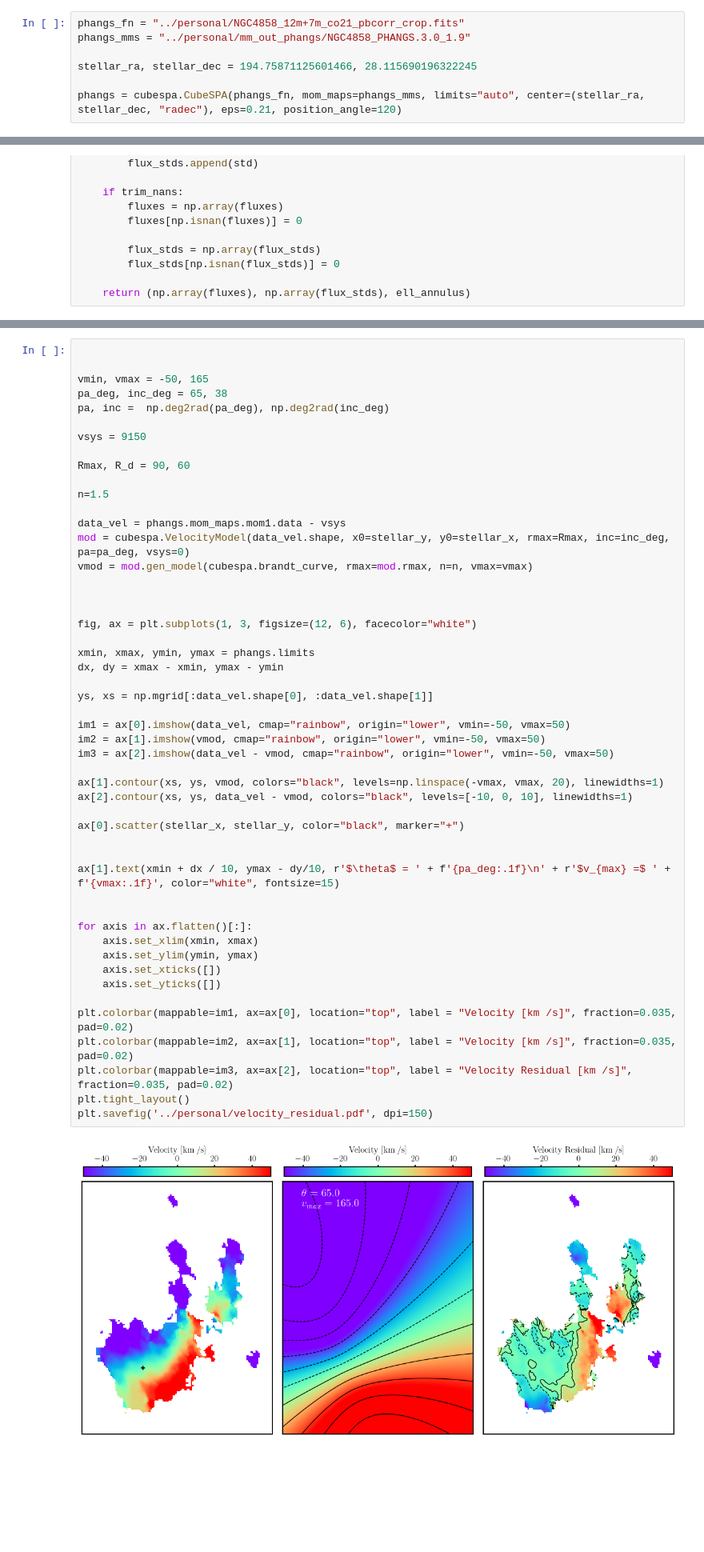
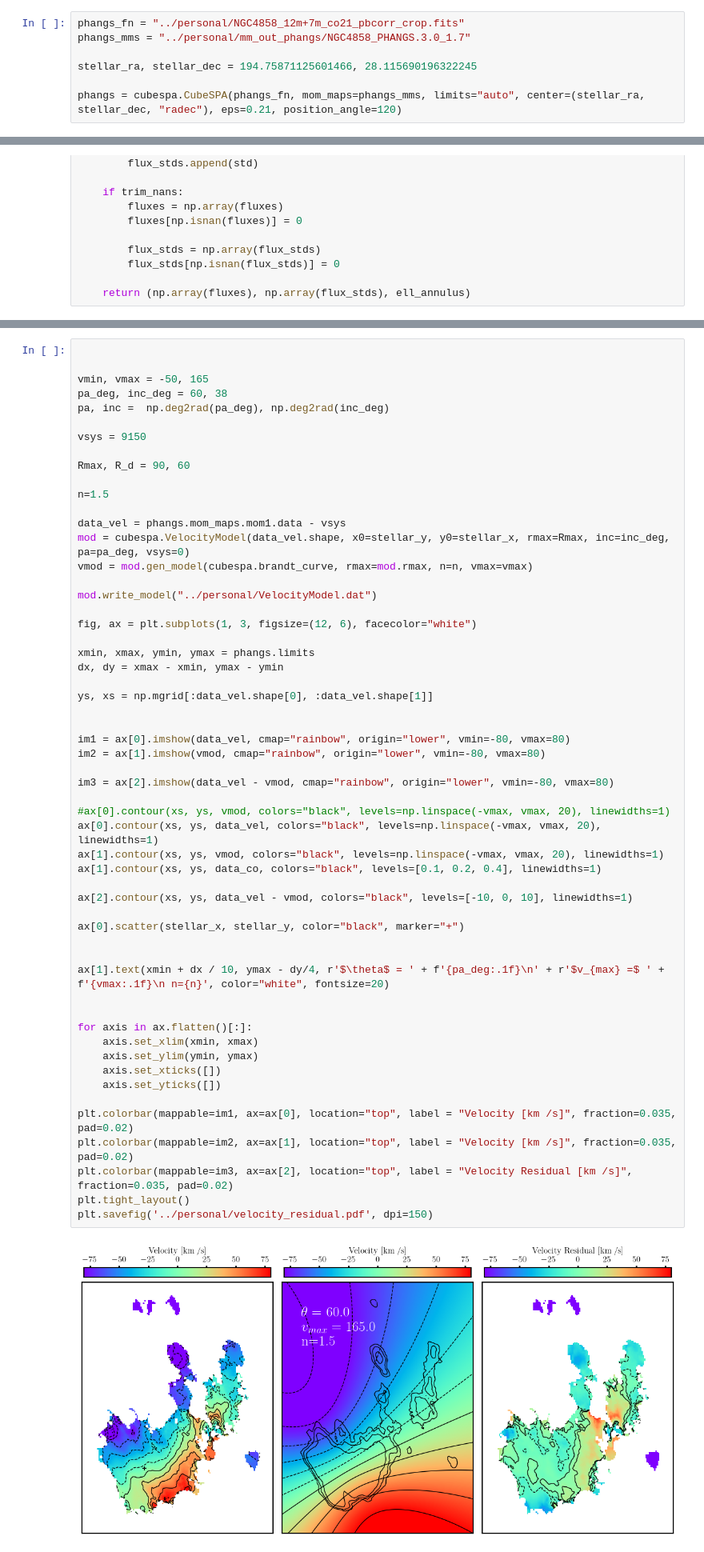
Before and after one commit to HSouch/CUBESPA, a Jupyter notebook: notebooks/Flux Testing.ipynb, the cells around one changed output, grey strips where cells are left out. Shown: that part at 80% size. Cells and saved outputs as stored; diff of their text form; blank space fills up the shorter version.

```diff
--- a/notebooks/Flux Testing.ipynb
+++ b/notebooks/Flux Testing.ipynb
@@ -22,7 +22,7 @@ warnings.filterwarnings("ignore")
 cubespa.plotting.pyplot_style()
 # %%
 phangs_fn = "../personal/NGC4858_12m+7m_co21_pbcorr_crop.fits"
-phangs_mms = "../personal/mm_out_phangs/NGC4858_PHANGS.3.0_1.9"
+phangs_mms = "../personal/mm_out_phangs/NGC4858_PHANGS.3.0_1.7"
 
 stellar_ra, stellar_dec = 194.75871125601466, 28.115690196322245
 
@@ -407,7 +428,7 @@ azimuthal_plot(data_co, phangs, np.arange(10, 170, 20) + 5, log_img=True, vlims=
 
 
 vmin, vmax = -50, 165
-pa_deg, inc_deg = 65, 38
+pa_deg, inc_deg = 60, 38
 pa, inc =  np.deg2rad(pa_deg), np.deg2rad(inc_deg)
 
 vsys = 9150
@@ -420,39 +441,45 @@ data_vel = phangs.mom_maps.mom1.data - vsys
 mod = cubespa.VelocityModel(data_vel.shape, x0=stellar_y, y0=stellar_x, rmax=Rmax, inc=inc_deg, pa=pa_deg, vsys=0)
 vmod = mod.gen_model(cubespa.brandt_curve, rmax=mod.rmax, n=n, vmax=vmax)
 
-
+mod.write_model("../personal/VelocityModel.dat")
 
 fig, ax = plt.subplots(1, 3, figsize=(12, 6), facecolor="white")
 
 xmin, xmax, ymin, ymax = phangs.limits
 dx, dy = xmax - xmin, ymax - ymin
 
 ys, xs = np.mgrid[:data_vel.shape[0], :data_vel.shape[1]]
 
-im1 = ax[0].imshow(data_vel, cmap="rainbow", origin="lower", vmin=-50, vmax=50)
-im2 = ax[1].imshow(vmod, cmap="rainbow", origin="lower", vmin=-50, vmax=50)
-im3 = ax[2].imshow(data_vel - vmod, cmap="rainbow", origin="lower", vmin=-50, vmax=50)
 
+im1 = ax[0].imshow(data_vel, cmap="rainbow", origin="lower", vmin=-80, vmax=80)
+im2 = ax[1].imshow(vmod, cmap="rainbow", origin="lower", vmin=-80, vmax=80)
+
+im3 = ax[2].imshow(data_vel - vmod, cmap="rainbow", origin="lower", vmin=-80, vmax=80)
+
+#ax[0].contour(xs, ys, vmod, colors="black", levels=np.linspace(-vmax, vmax, 20), linewidths=1)
+ax[0].contour(xs, ys, data_vel, colors="black", levels=np.linspace(-vmax, vmax, 20), linewidths=1)
 ax[1].contour(xs, ys, vmod, colors="black", levels=np.linspace(-vmax, vmax, 20), linewidths=1)
+ax[1].contour(xs, ys, data_co, colors="black", levels=[0.1, 0.2, 0.4], linewidths=1)
+
 ax[2].contour(xs, ys, data_vel - vmod, colors="black", levels=[-10, 0, 10], linewidths=1)
 
 ax[0].scatter(stellar_x, stellar_y, color="black", marker="+")
 
 
-ax[1].text(xmin + dx / 10, ymax - dy/10, r'$\theta$ = ' + f'{pa_deg:.1f}\n' + r'$v_{max} =$ ' + f'{vmax:.1f}', color="white", fontsize=15)
+ax[1].text(xmin + dx / 10, ymax - dy/4, r'$\theta$ = ' + f'{pa_deg:.1f}\n' + r'$v_{max} =$ ' + f'{vmax:.1f}\n n={n}', color="white", fontsize=20)
 
 
 for axis in ax.flatten()[:]:
     axis.set_xlim(xmin, xmax)
     axis.set_ylim(ymin, ymax)
     axis.set_xticks([])
     axis.set_yticks([])
 
 plt.colorbar(mappable=im1, ax=ax[0], location="top", label = "Velocity [km /s]", fraction=0.035, pad=0.02)
 plt.colorbar(mappable=im2, ax=ax[1], location="top", label = "Velocity [km /s]", fraction=0.035, pad=0.02)
 plt.colorbar(mappable=im3, ax=ax[2], location="top", label = "Velocity Residual [km /s]", fraction=0.035, pad=0.02)
 plt.tight_layout()
 plt.savefig('../personal/velocity_residual.pdf', dpi=150)
 # %% [output]
-[figure, old version]
+[figure, new version]
 # %%
```
Also changed, not shown: parts of 2 cells of this notebook, 4 other files.
